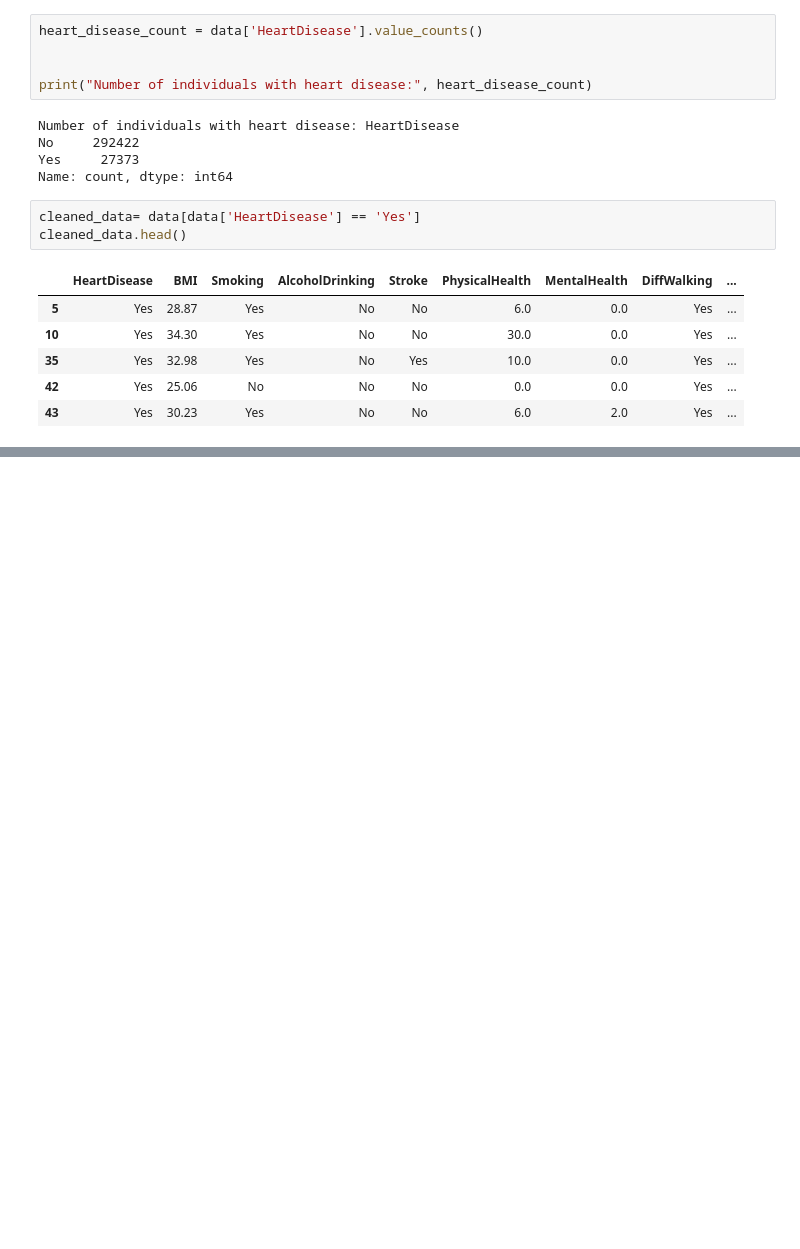
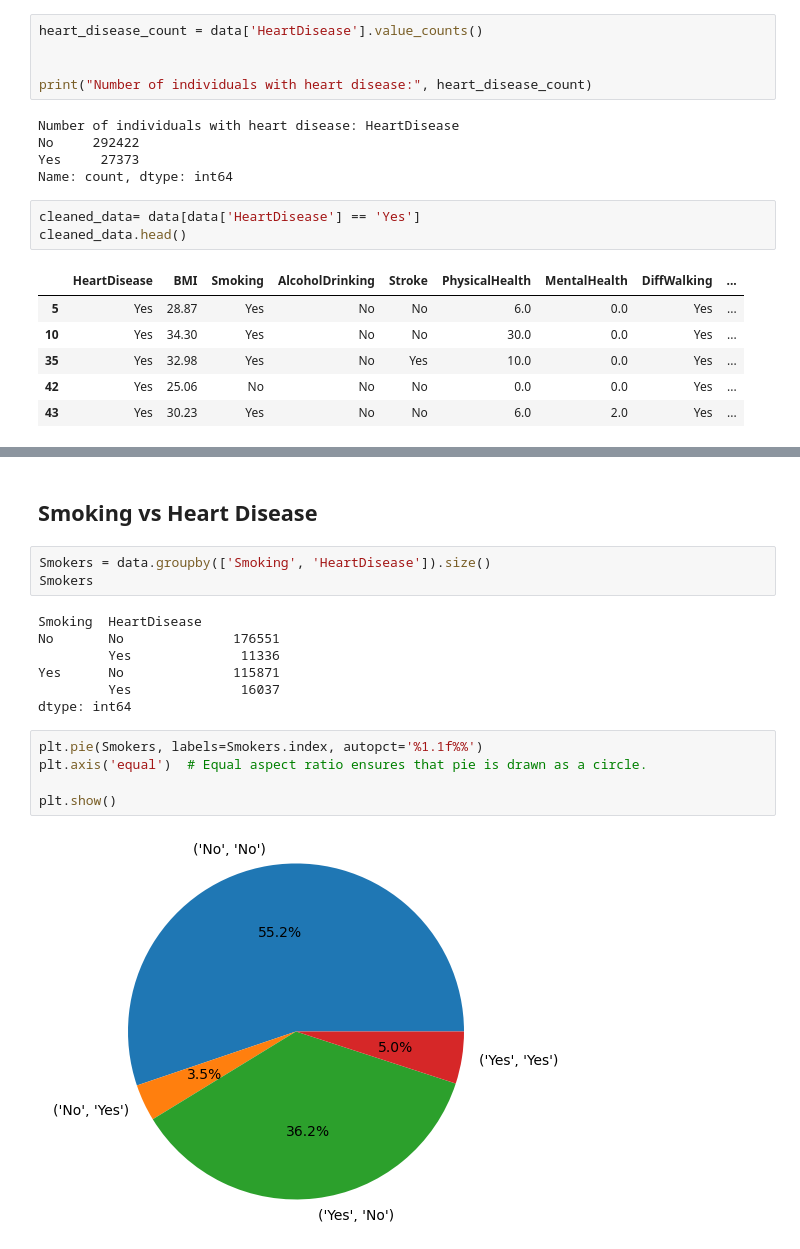
Before and after one commit to prez212/Project1-Team6, a Jupyter notebook: Heart_Disease_Predictor.ipynb, the cells around one changed output, grey strips where cells are left out. Saved outputs shown, nothing was run; the diff lists cells and outputs as text; blank space fills up the shorter version.

Commit message:
commiting jupyter notebook with Smoking and Alcohol with Heart Disease analysis

```diff
--- a/Heart_Disease_Predictor.ipynb
+++ b/Heart_Disease_Predictor.ipynb
@@ -34,0 +64,19 @@ cleaned_data.head()
+# %% [markdown]
+## Smoking vs Heart Disease
+# %%
+Smokers = data.groupby(['Smoking', 'HeartDisease']).size()
+Smokers
+# %% [output]
+Smoking  HeartDisease
+No       No              176551
+         Yes              11336
+Yes      No              115871
+         Yes              16037
+dtype: int64
+# %%
+plt.pie(Smokers, labels=Smokers.index, autopct='%1.1f%%')
+plt.axis('equal')  # Equal aspect ratio ensures that pie is drawn as a circle.
+
+plt.show()
+# %% [output]
+[figure, added]
```
Also changed, not shown: parts of 13 cells of this notebook, 3 other files.
